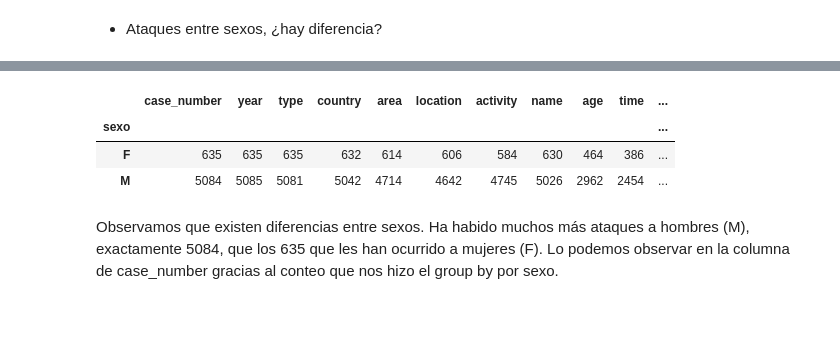
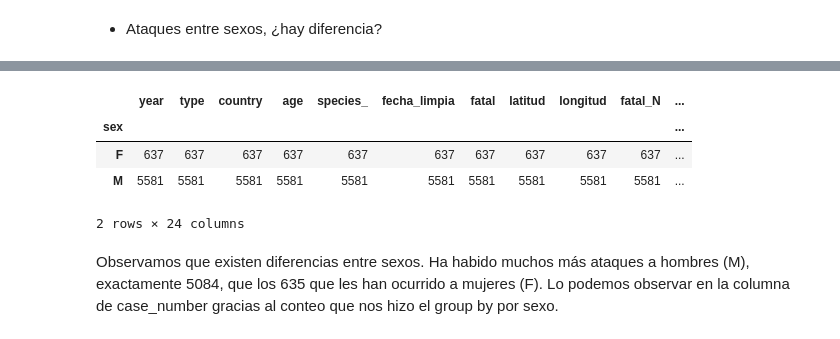
Before and after one commit to Adalab/DA-promo-A-module-2-pairprog-2-pair-3-Alicia-Laura, a Jupyter notebook: EDA/Pair_EDA_3.ipynb, the cells around one changed output, grey strips where cells are left out. Saved outputs shown, nothing was run; the diff lists cells and outputs as text; code cells hidden in the pictures.

```diff
--- a/EDA/Pair_EDA_3.ipynb
+++ b/EDA/Pair_EDA_3.ipynb
@@ -161,5 +167,5 @@ edad_min = 0
 edad_max = 70
 # %%
 bins = [edad_min,13,30,55,edad_max]
-pd.cut(df['age'], bins = bins)
+df['age_bins'] = pd.cut(df['age'], bins = bins)
 # %%
@@ -177,11 +186,12 @@ df.head(2)
 # %%
-df_sexo = df.groupby(by = df['sexo']).count()
+df_sexo = df.groupby(by = df['sex']).count()
 df_sexo.head(2)
 # %% [output]
-|  | case_number | year | type | country | area | location | activity | name | age | time | ... |
-| sexo |  |  |  |  |  |  |  |  |  |  | ... |
-| F | 635 | 635 | 635 | 632 | 614 | 606 | 584 | 630 | 464 | 386 | ... |
-| M | 5084 | 5085 | 5081 | 5042 | 4714 | 4642 | 4745 | 5026 | 2962 | 2454 | ... |
+|  | year | type | country | age | species_ | fecha_limpia | fatal | latitud | longitud | fatal_N | ... |
+| sex |  |  |  |  |  |  |  |  |  |  | ... |
+| F | 637 | 637 | 637 | 637 | 637 | 637 | 637 | 637 | 637 | 637 | ... |
+| M | 5581 | 5581 | 5581 | 5581 | 5581 | 5581 | 5581 | 5581 | 5581 | 5581 | ... |
+2 rows × 24 columns
 # %% [markdown]
 Observamos que existen diferencias entre sexos. Ha habido muchos más ataques a hombres (M), exactamente 5084, que los 635 que les han ocurrido a mujeres (F). Lo podemos observar en la columna de case_number gracias al conteo que nos hizo el group by por sexo.
 # %% [markdown]
```
Also changed, not shown: parts of 18 cells of this notebook, 1 other file.
